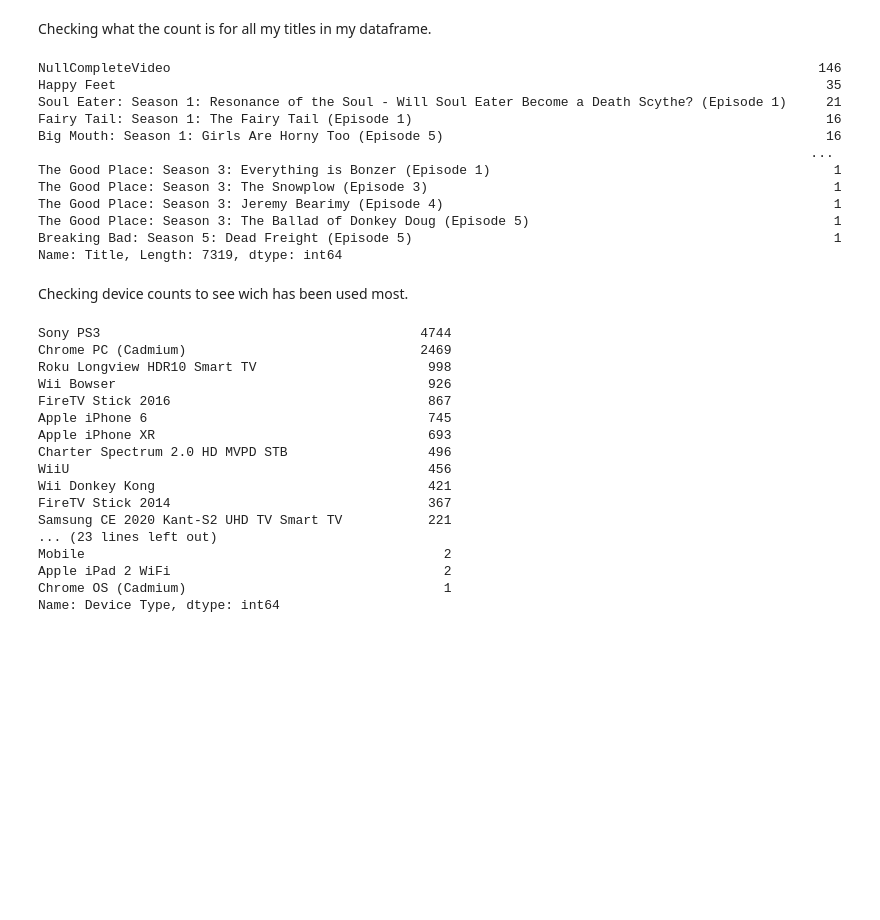
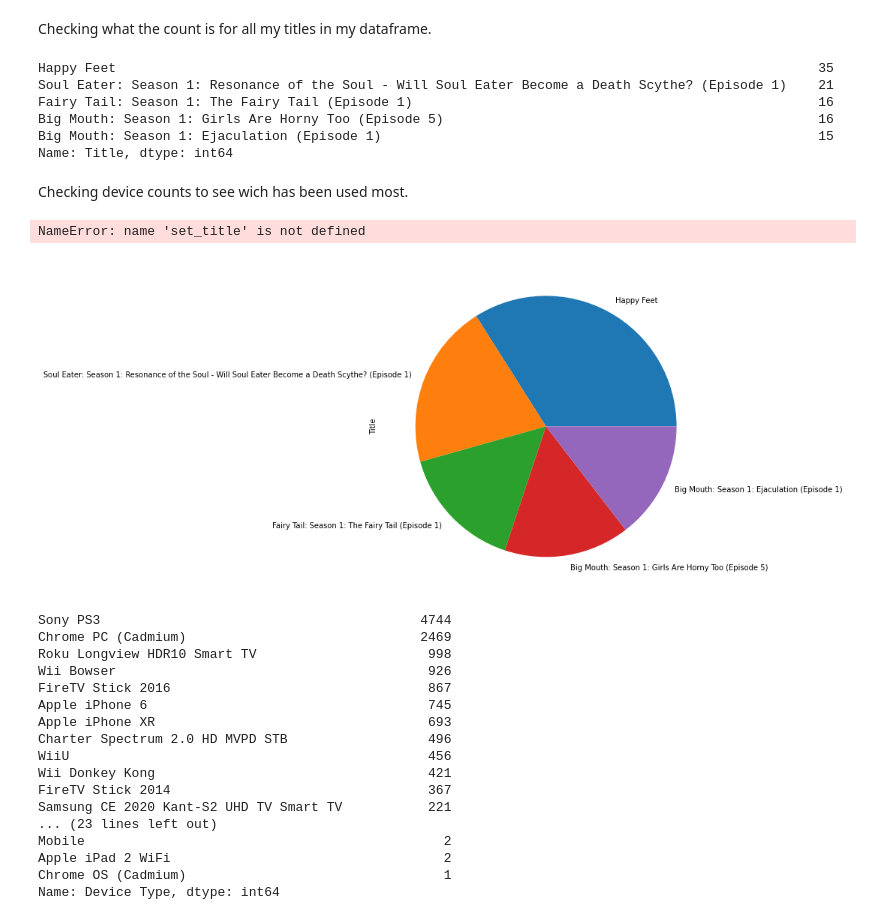
Before and after one commit to darrenc9828/My_Netflix_data_analysis, a Jupyter notebook: My_Netflix_data_analysis.ipynb, the cells around one changed output. Drawn from its saved outputs; the diff is of its cells as text; code cells hidden in the pictures; blank space fills up the shorter version.

Commit message:
added more visuals

```diff
--- a/My_Netflix_data_analysis.ipynb
+++ b/My_Netflix_data_analysis.ipynb
@@ -257,23 +257,26 @@ types.plot(kind='bar',color="red")
 [figure]
 # %% [markdown]
 Checking what the count is for all my titles in my dataframe.
-# %%
-newdf.index.value_counts()
-# %% [output]
-NullCompleteVideo                                                                                   146
-Happy Feet                                                                                           35
-Soul Eater: Season 1: Resonance of the Soul - Will Soul Eater Become a Death Scythe? (Episode 1)     21
-Fairy Tail: Season 1: The Fairy Tail (Episode 1)                                                     16
-Big Mouth: Season 1: Girls Are Horny Too (Episode 5)                                                 16
-                                                                                                   ...
-The Good Place: Season 3: Everything is Bonzer (Episode 1)                                            1
-The Good Place: Season 3: The Snowplow (Episode 3)                                                    1
-The Good Place: Season 3: Jeremy Bearimy (Episode 4)                                                  1
-The Good Place: Season 3: The Ballad of Donkey Doug (Episode 5)                                       1
-Breaking Bad: Season 5: Dead Freight (Episode 5)                                                      1
-Name: Title, Length: 7319, dtype: int64
+# %%
+titles_viewed= newdf.index.value_counts()
+titles_viewed[1:6]
+# %% [output]
+Happy Feet                                                                                          35
+Soul Eater: Season 1: Resonance of the Soul - Will Soul Eater Become a Death Scythe? (Episode 1)    21
+Fairy Tail: Season 1: The Fairy Tail (Episode 1)                                                    16
+Big Mouth: Season 1: Girls Are Horny Too (Episode 5)                                                16
+Big Mouth: Season 1: Ejaculation (Episode 1)                                                        15
+Name: Title, dtype: int64
 # %% [markdown]
 Checking device counts to see wich has been used most.
+# %%
+titles_viewed[1:6].plot(kind ='pie', subplots= True, figsize =( 8,8))
+labels = ['Happy Feet','']
+set_title('Most Titles Viewed')
+plt.show
+# %% [output]
+NameError: name 'set_title' is not defined
+[figure, added]
 # %%
 newdf['Device Type'].value_counts()
 # %% [output]
```
Also changed, not shown: parts of 2 cells of this notebook.
